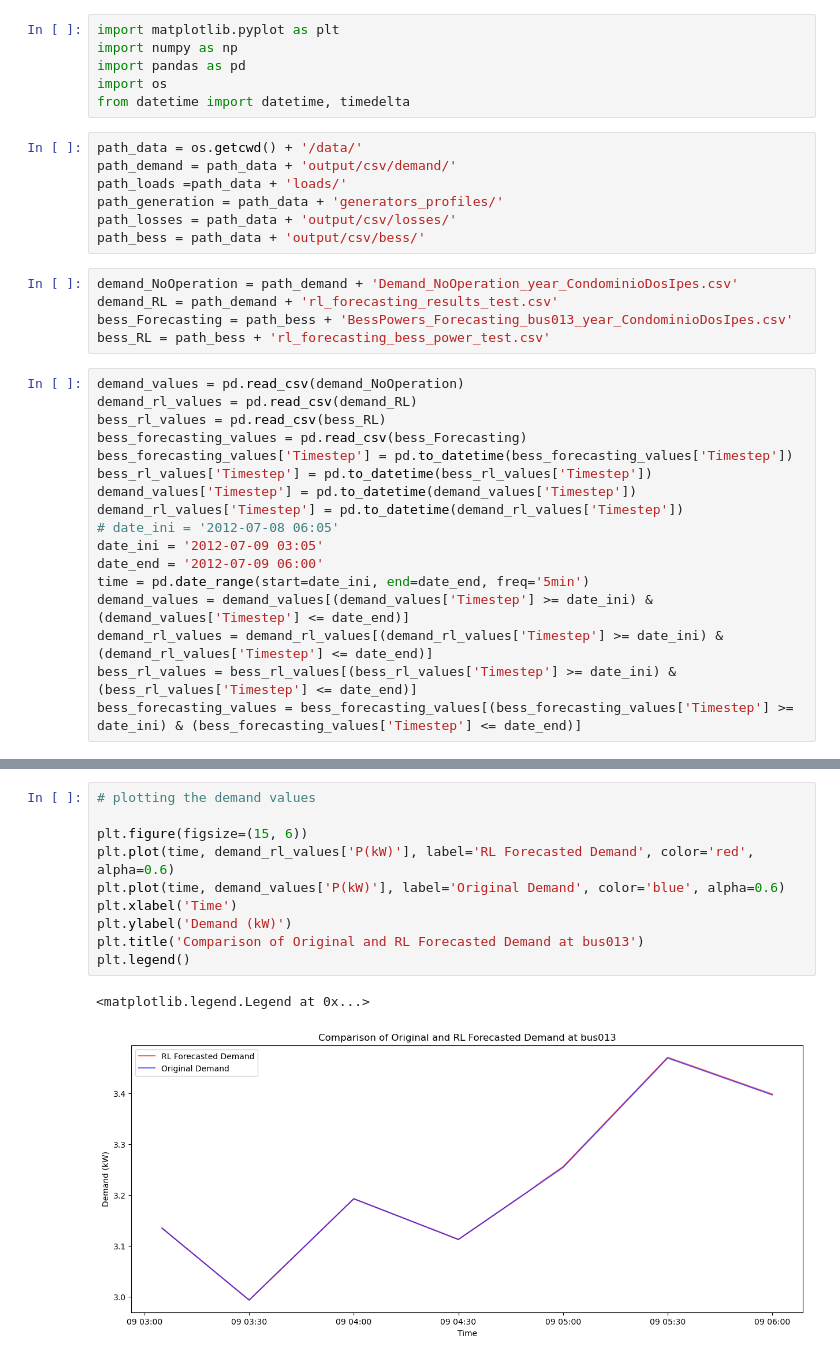
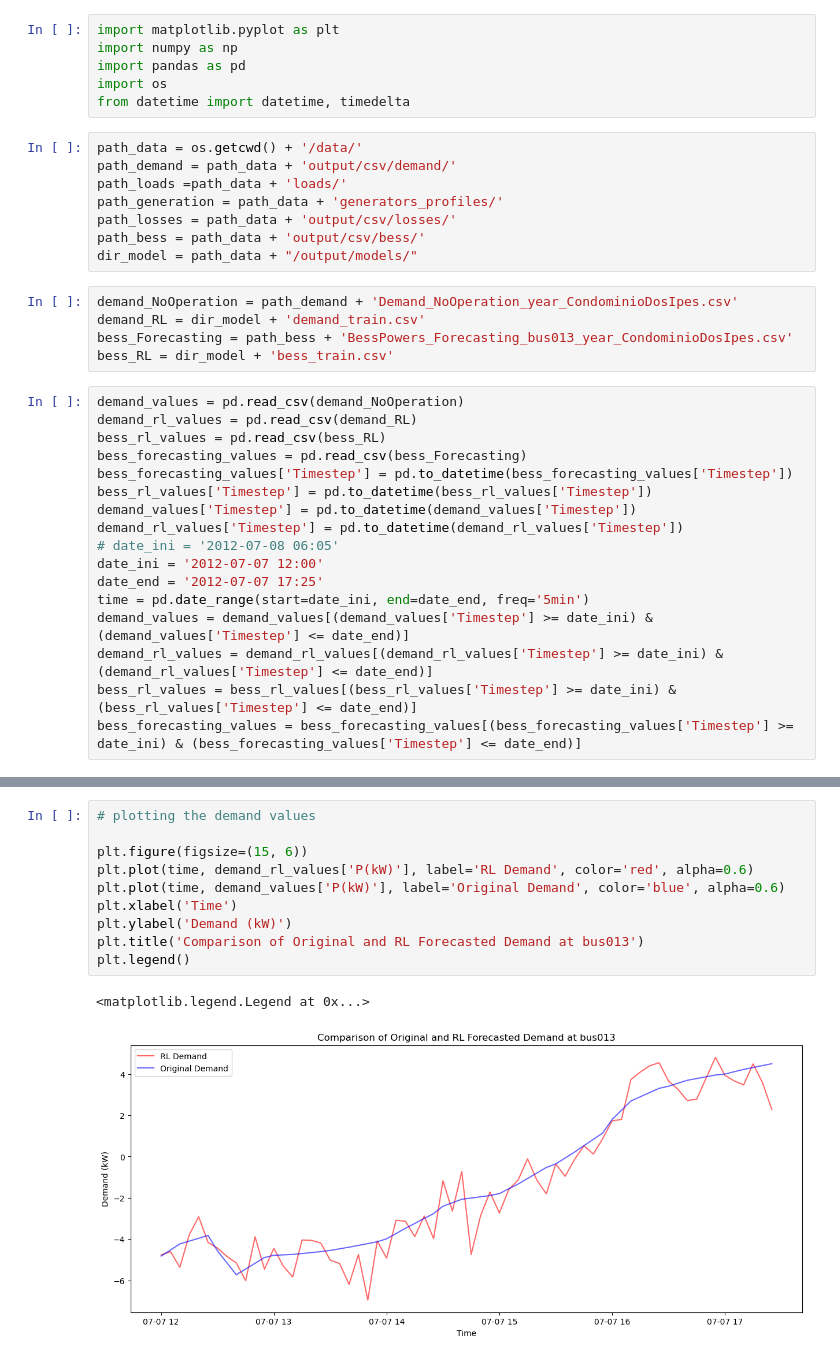
Before and after one commit to JCARNEIROX/IA367-Aprendizado-Reforco, a Jupyter notebook: GridFlexPy/analyze_data.ipynb, the cells around one changed output, grey strips where cells are left out. Saved outputs shown, nothing was run; the diff lists cells and outputs as text.

```diff
--- a/GridFlexPy/analyze_data.ipynb
+++ b/GridFlexPy/analyze_data.ipynb
@@ -11,11 +11,12 @@ path_loads =path_data + 'loads/'
 path_generation = path_data + 'generators_profiles/'
 path_losses = path_data + 'output/csv/losses/'
 path_bess = path_data + 'output/csv/bess/'
+dir_model = path_data + "/output/models/"
 # %%
 demand_NoOperation = path_demand + 'Demand_NoOperation_year_CondominioDosIpes.csv'
-demand_RL = path_demand + 'rl_forecasting_results_test.csv'
+demand_RL = dir_model + 'demand_train.csv'
 bess_Forecasting = path_bess + 'BessPowers_Forecasting_bus013_year_CondominioDosIpes.csv'
-bess_RL = path_bess + 'rl_forecasting_bess_power_test.csv'
+bess_RL = dir_model + 'bess_train.csv'
 # %%
 demand_values = pd.read_csv(demand_NoOperation)
 demand_rl_values = pd.read_csv(demand_RL)
@@ -26,8 +27,8 @@ bess_rl_values['Timestep'] = pd.to_datetime(bess_rl_values['Timestep'])
 demand_values['Timestep'] = pd.to_datetime(demand_values['Timestep'])
 demand_rl_values['Timestep'] = pd.to_datetime(demand_rl_values['Timestep'])
 # date_ini = '2012-07-08 06:05'
-date_ini = '2012-07-09 03:05'
-date_end = '2012-07-09 06:00'
+date_ini = '2012-07-07 12:00'
+date_end = '2012-07-07 17:25'
 time = pd.date_range(start=date_ini, end=date_end, freq='5min')
 demand_values = demand_values[(demand_values['Timestep'] >= date_ini) & (demand_values['Timestep'] <= date_end)]
 demand_rl_values = demand_rl_values[(demand_rl_values['Timestep'] >= date_ini) & (demand_rl_values['Timestep'] <= date_end)]
@@ -73,16 +37,16 @@ Data final   : 2012-07-10 03:00
 # %%
 # plotting the demand values
 
 plt.figure(figsize=(15, 6))
-plt.plot(time, demand_rl_values['P(kW)'], label='RL Forecasted Demand', color='red', alpha=0.6)
+plt.plot(time, demand_rl_values['P(kW)'], label='RL Demand', color='red', alpha=0.6)
 plt.plot(time, demand_values['P(kW)'], label='Original Demand', color='blue', alpha=0.6)
 plt.xlabel('Time')
 plt.ylabel('Demand (kW)')
 plt.title('Comparison of Original and RL Forecasted Demand at bus013')
 plt.legend()
 # %% [output]
 <matplotlib.legend.Legend at 0x...>
-[figure, old version]
+[figure, new version]
 # %%
 plt.figure(figsize=(15, 6))
 plt.plot(time, bess_forecasting_values['P(kW)'], label='Power BESS LSTM', color='red', alpha=0.6)
```
Also changed, not shown: parts of 2 cells of this notebook, 4 other files.
